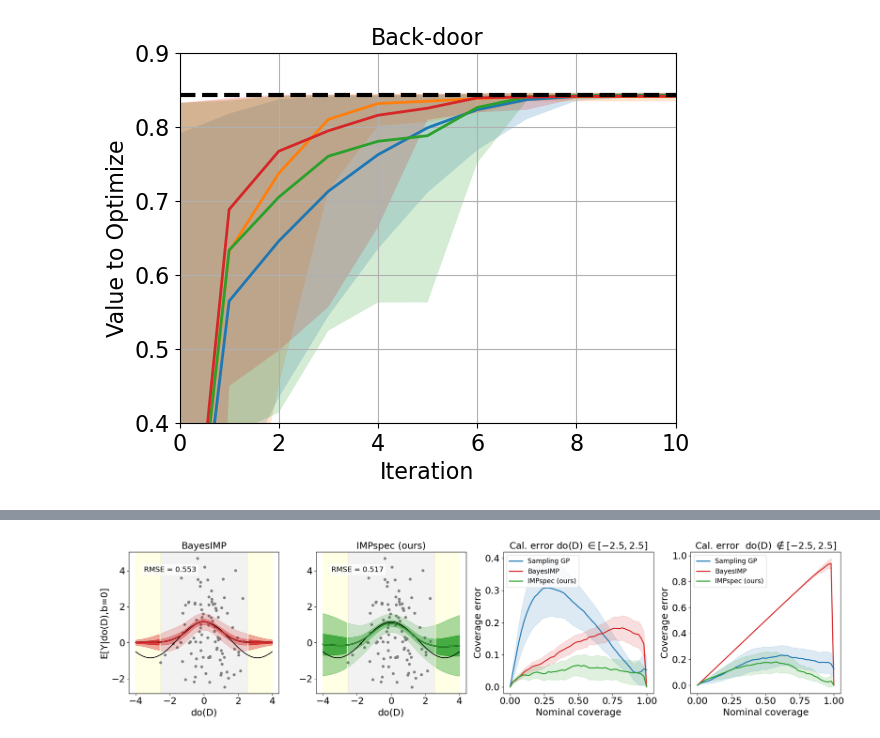
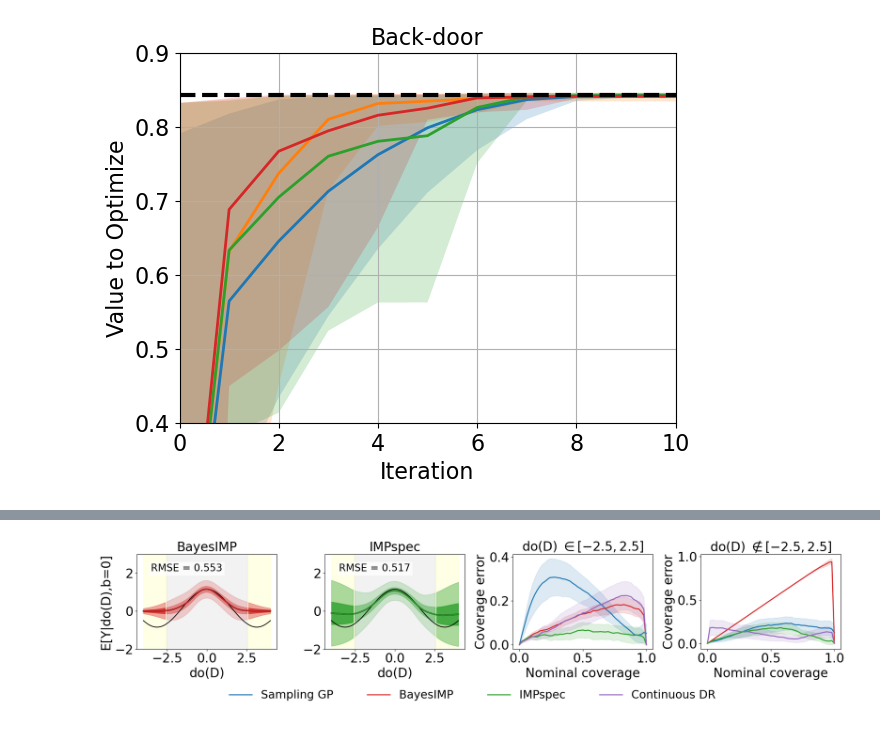
Before and after one commit to HWDance/impspec, a Jupyter notebook: experiments/slurm/Simulation/results_agg/simulation_plots.ipynb, the cells around one changed output, grey strips where cells are left out. Drawn from its saved outputs; the diff is of its cells as text; code cells hidden in the pictures.

```diff
--- a/experiments/slurm/Simulation/results_agg/simulation_plots.ipynb
+++ b/experiments/slurm/Simulation/results_agg/simulation_plots.ipynb
@@ -21,6 +21,9 @@ results_bgp = torch.load(path / "baseline/simulation_baseline_ntrial={0}_n={1}_f
                          weights_only = True)
 results_bo = torch.load(path / "naivebo/simulation_naivebo_ntrial={0}_n={1}_frontdoor={2}_minimise={3}.pt".format(trials,n,front_door, minimise),
                          weights_only = True)
+results_dr = torch.load(path / "continuous_dr/simulation_continuousdr_ntrial={0}_n={1}_frontdoor={2}.pt".format(trials,n,front_door, minimise),
+                         weights_only = True)
+
 # Getting dimensions and names
 levels = results_kl[0]['cal_levels']
 n_level = len(levels)
@@ -32,4 +35,6 @@ n_result_bgp = len(results_bgp)
 n_model_bgp = int(n_result_bgp/trials)
 n_result_bo = len(results_bo)
 n_model_bo = int(n_result_bo/trials)
+n_result_dr = len(results_dr)
+n_model_dr = int(n_result_dr/trials)
 names = []
@@ -138,6 +189,7 @@ import numpy as np
 rmse_kl = torch.zeros(len(results_kl))
 rmse_bimp = torch.zeros(len(results_bimp))
 rmse_bgp = torch.zeros(len(results_bgp))
+rmse_dr = torch.zeros(len(results_bgp))
 
 # Populate RMSE tensors with RMSE values from results
 for i in range(len(results_kl)):
@@ -149,7 +201,11 @@ for i in range(len(results_bimp)):
 for i in range(len(results_bgp)):
     rmse_bgp[i] = results_bgp[i]['rmse']
 
+for i in range(len(results_dr)):
+    rmse_dr[i] = results_dr[i]['rmse']
+
 # Reshape RMSE tensors to [trials, n_models] and convert to NumPy arrays
 rmse_kl = rmse_kl.reshape(n_model_kl, trials).T.numpy()
 rmse_bimp = rmse_bimp.reshape(n_model_bimp, trials).T.numpy()
 rmse_bgp = rmse_bgp.reshape(n_model_bgp, trials).T.numpy()
+rmse_dr = rmse_dr.reshape(n_model_dr, trials).T.numpy()
@@ -536,16 +249,16 @@ include_bgp = False
 include_bgp_calibration = True  # Set to True to include BGP calibration loss plots even if BGP is excluded from the first set of charts
 grid_alpha = 0.0                # Adjust this value between 0 (transparent) and 1 (opaque)
 show_legend = False             # Set to True to include legends in subplots
-adjust_y_limits = False         # Set to True to adjust Y-axis limits, False to use default limits
-y_limits = (-1.25, 2)           # Y-axis limits for the first three plots (if adjust_y_limits is True)
+adjust_y_limits = True         # Set to True to adjust Y-axis limits, False to use default limits
+y_limits = (-2, 3)           # Y-axis limits for the first three plots (if adjust_y_limits is True)
 
 # Figure size options
-plot_height = 5             # Height of all plots
+plot_height = 4            # Height of all plots
 plot_width = 5              # Width of individual plots (excluding the last plot)
 last_plot_width = 5         # Width of the last plot
 
 # RMSE label options
-base_fontsize = 12                     # Original font size
+base_fontsize = 16                     # Original font size
 rmse_fontsize = int(base_fontsize * 1.2)  # Default size slightly larger than before
 rmse_xpos_factor = 0.1                    # Default x-position factor, slightly closer to center
 rmse_ypos_factor = 0.1                    # Default y-position factor (same height)
@@ -556,7 +269,8 @@ rmse_ypos_factor = 0.1                    # Default y-position factor (same heig
 rmse = {
     'bgp': rmse_bgp,   # Shape: [trials, n_model_bgp]
     'bimp': rmse_bimp, # Shape: [trials, n_model_bimp]
-    'kl': rmse_kl      # Shape: [trials, n_model_kl]
+    'kl': rmse_kl,      # Shape: [trials, n_model_kl]
+    'dr' : rmse_dr
 }
 
 # Reverse the order of methods and corresponding lists
@@ -571,17 +285,18 @@ else:
 
 # Add bgp to methods and results if only for calibration loss plotting
 if not include_bgp and include_bgp_calibration:
-    methods_for_calibration = ['bgp'] + methods
-    results_for_calibration = [results_bgp] + results
+    methods_for_calibration = ['bgp'] + methods + ['dr']
+    results_for_calibration = [results_bgp] + results + [results_dr]
 else:
-    methods_for_calibration = methods
-    results_for_calibration = results
+    methods_for_calibration = methods + ['dr']
+    results_for_calibration = results + [results_dr]
 
 # Mapping of methods to display names
 method_names = {
-    'kl': 'IMPspec (ours)',
+    'kl': 'IMPspec',
     'bimp': 'BayesIMP',
-    'bgp': 'Sampling GP'
+    'bgp': 'Sampling GP',
+    'dr': 'Continuous DR'
 }
 
 # Get default matplotlib colors
@@ -591,7 +306,8 @@ default_colors = plt.rcParams['axes.prop_cycle'].by_key()['color']
 method_colors = {
     'bgp': default_colors[0],   # default blue
     'bimp': default_colors[3],  # default green
-    'kl': default_colors[2]     # default red
+    'kl': default_colors[2],     # default red
+    'dr': default_colors[4]     # default red
 }
 
 # Font sizes
@@ -641,7 +357,7 @@ for idx, (ax, method, result_list, post_type) in enumerate(zip(axes[:-2], method
 
     color = method_colors[method]
 
-    ax.scatter(X, Y, color="grey", s=20, label='Observations')
+    ax.scatter(X, Y, color="grey", s=20, label='Observations', alpha = 0.0)
     ax.plot(doX, EYdoX, color="black", label='True Function')
 
     method_name = method_names[method]
@@ -790,7 +506,7 @@ for idx, (ax, method, result_list, post_type) in enumerate(zip(axes[:-2], method
 z = 1.96  # For 95% confidence interval
 B = 100  # num bootstrap replications
 
-n_models = {'bgp': n_model_bgp, 'bimp': n_model_bimp, 'kl': n_model_kl}
+n_models = {'bgp': n_model_bgp, 'bimp': n_model_bimp, 'kl': n_model_kl, 'dr' : n_model_dr}
 levels = levels.reshape(len(levels),)
 n_level = len(levels)
 
@@ -839,21 +555,21 @@ for method, result_list in zip(methods_for_calibration, results_for_calibration)
 # and cal_loss_B_inner and cal_loss_B_outer contain the bootstrap estimates.
 
 # Plotting the calibration loss for inner range
-ax_calibration_inner.set_title(r'Cal. error do(D) $\in [-2.5,2.5]$', fontsize=fontsize)
+ax_calibration_inner.set_title(r'do(D) $\in [-2.5,2.5]$', fontsize=fontsize)
 ax_calibration_inner.set_xlabel('Nominal coverage', fontsize=fontsize)
 ax_calibration_inner.set_ylabel('Coverage error', fontsize=fontsize)
 ax_calibration_inner.tick_params(axis='both', which='major', labelsize=fontsize)
 ax_calibration_inner.grid(True, alpha=grid_alpha)
 
 # Plotting the calibration loss for outer range
-ax_calibration_outer.set_title(r'Cal. error  do(D) $\notin [-2.5,2.5]$', fontsize=fontsize)
+ax_calibration_outer.set_title(r'do(D) $\notin [-2.5,2.5]$', fontsize=fontsize)
 ax_calibration_outer.set_xlabel('Nominal coverage', fontsize=fontsize)
 ax_calibration_outer.set_ylabel('Coverage error', fontsize=fontsize)
 ax_calibration_outer.tick_params(axis='both', which='major', labelsize=fontsize)
 ax_calibration_outer.grid(True, alpha=grid_alpha)
 
 plot_inds = 2 * torch.arange(51)
-model_inds_cal = {'bgp': [0], 'bimp': [0], 'kl': [0]}  # Adjust indices as needed
+model_inds_cal = {'bgp': [0], 'bimp': [0], 'kl': [0], 'dr' : [0]}  # Adjust indices as needed
 
 # Loop over methods to plot calibration loss for inner and outer ranges
 for method in methods_for_calibration:
@@ -889,33 +605,58 @@ for method in methods_for_calibration:
                 mean_inner + z * std_error_inner,
                 color=model_color,
                 alpha=0.15
             )
 
             # Plot outer range calibration loss
             mean_outer = cal_loss_mean_outer.T[plot_inds, i]
             std_error_outer = (cal_loss_var_outer.T[plot_inds, i]**0.5)
             ax_calibration_outer.plot(
                 levels[plot_inds],
                 mean_outer,
                 color=model_color,
                 lw=2.0,
                 label=method_label_outer
             )
             ax_calibration_outer.fill_between(
                 levels[plot_inds],
                 mean_outer - z * std_error_outer,
                 mean_outer + z * std_error_outer,
                 color=model_color,
                 alpha=0.15
             )
 
 # Include legend for the central estimates
-ax_calibration_inner.legend(fontsize=fontsize * 0.7, loc='upper left')  # Smaller font and moved to upper left
-ax_calibration_outer.legend(fontsize=fontsize * 0.7, loc='upper left')  # Smaller font and moved to upper left
+#ax_calibration_inner.legend(fontsize=fontsize * 0.7, loc='upper left')  # Smaller font and moved to upper left
+#ax_calibration_outer.legend(fontsize=fontsize * 0.7, loc='upper left')  # Smaller font and moved to upper left
+
+# Collect handles and labels from all axes
+handles, labels = [], []
+for ax in [axes[-1]]:
+    h, l = ax.get_legend_handles_labels()
+    handles.extend(h)
+    labels.extend(l)
+
+# Remove duplicates while preserving order
+by_label = dict(zip(labels, handles))
+
+# Create a single legend at the bottom
+fig.legend(
+    by_label.values(),
+    by_label.keys(),
+    loc="upper center",
+    bbox_to_anchor=(0.5, 0.04),   # negative y pushes below figure
+    ncol=len(by_label),
+    fontsize=fontsize * 0.9,
+    columnspacing=3.0,
+    frameon=False
+)
+
+# Adjust layout to make room for the legend
+#plt.subplots_adjust(bottom=0.1)
 
 # Adjust layout
 plt.tight_layout()
 fig.savefig("Simulation_plots", bbox_inches="tight")
 plt.show()
 # %% [output]
-[figure, old version]
+[figure, new version]
```
Also changed, not shown: parts of 15 cells of this notebook, 55 other files.
